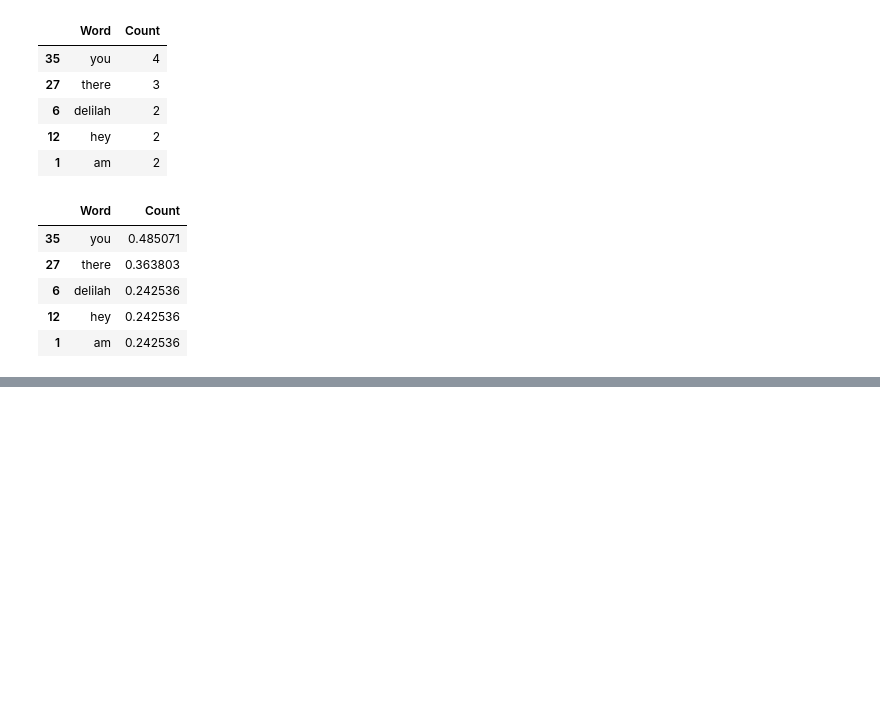
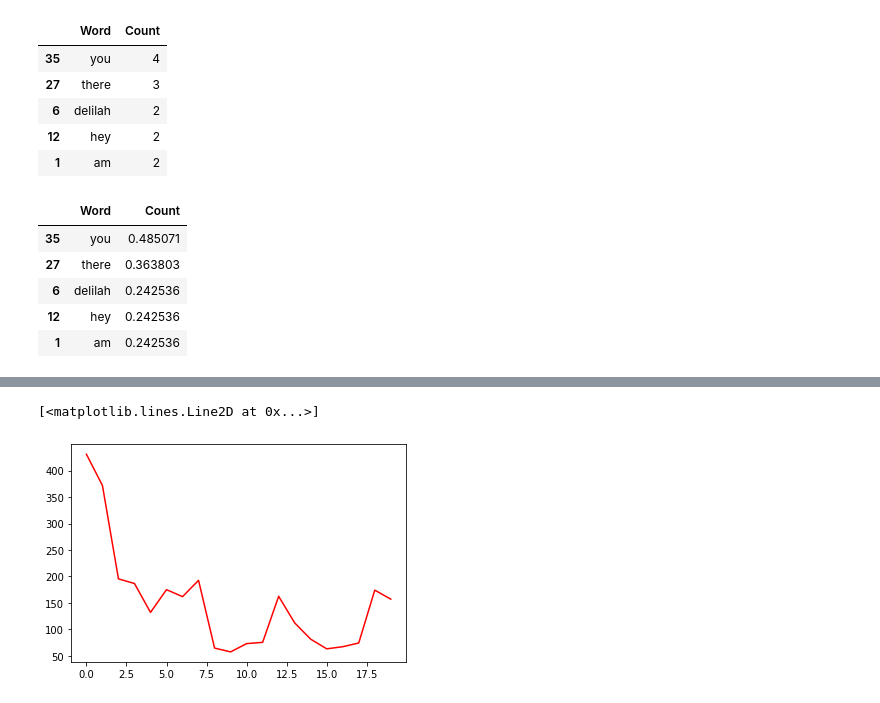
Before and after one commit to starry91/Extreme_Classification, a Jupyter notebook: XML_AE.ipynb, the cells around one changed output, grey strips where cells are left out. Cells and saved outputs as stored; diff of their text form; code cells hidden in the pictures; blank space fills up the shorter version.

```diff
--- a/XML_AE.ipynb
+++ b/XML_AE.ipynb
@@ -296,0 +345,5 @@ n_k(y_pred, Y_test, 3)
+# %%
+plt.plot(np.array(model.losses), 'r')
+# %% [output]
+[<matplotlib.lines.Line2D at 0x...>]
+[figure, added]
```
Also changed, not shown: parts of 11 cells of this notebook.
